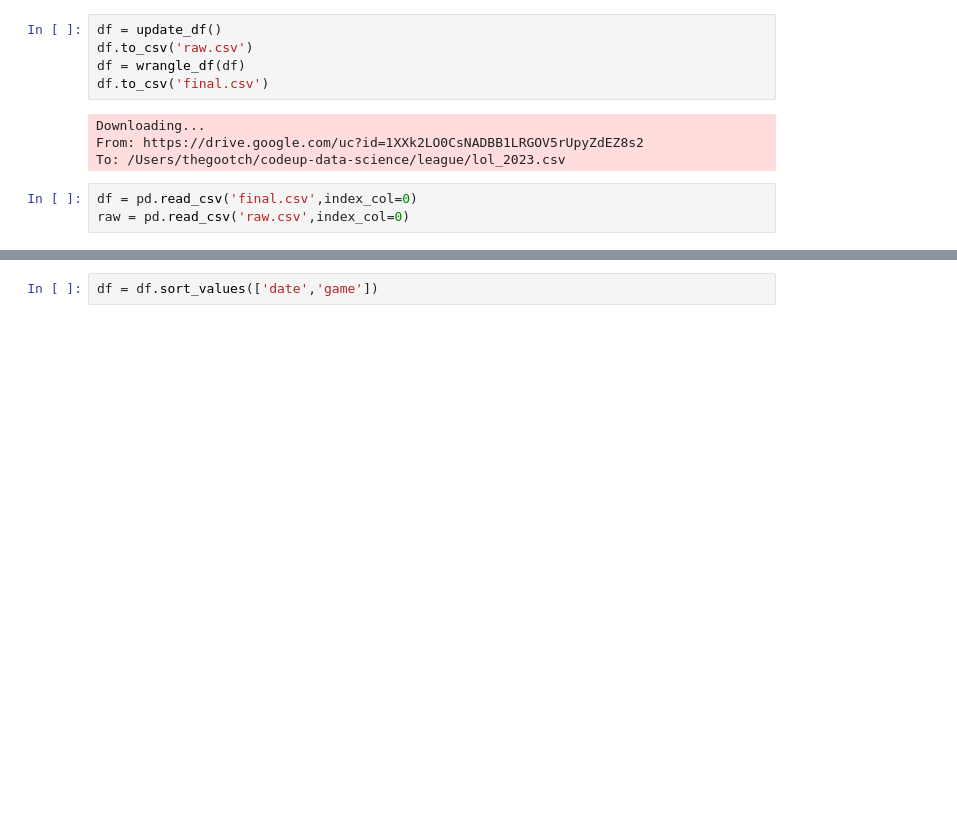
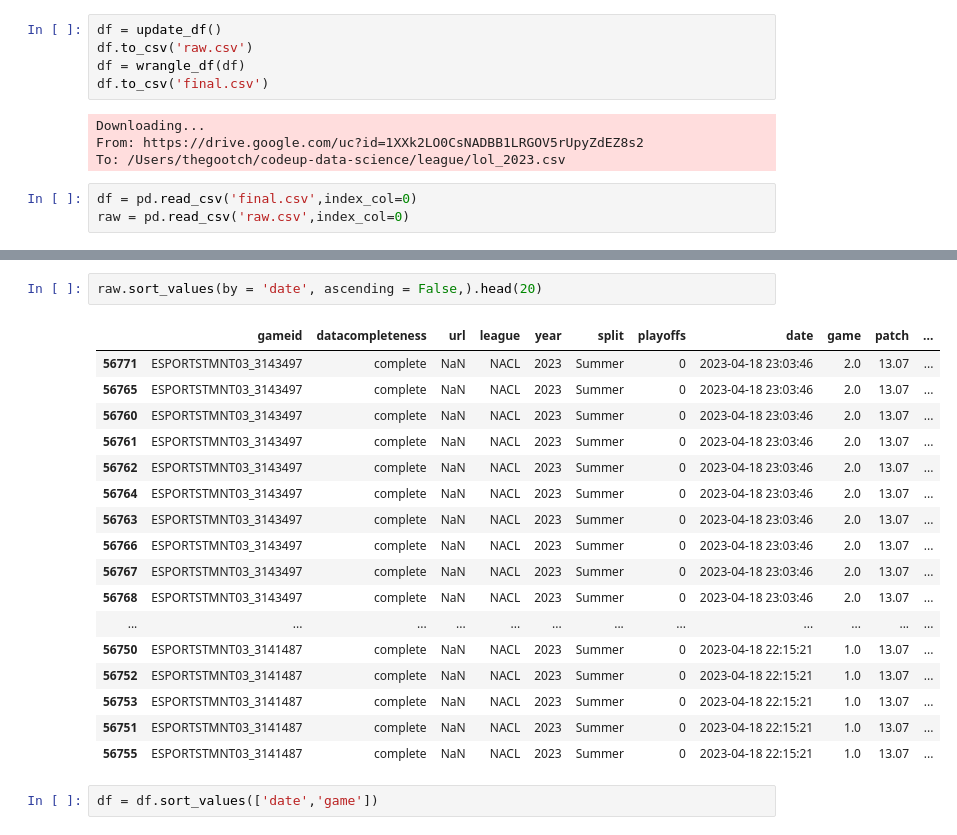
Before and after one commit to richie-p-meyer/league, a Jupyter notebook: scratch.ipynb, the cells around one changed output, grey strips where cells are left out. Drawn from its saved outputs; the diff is of its cells as text; blank space fills up the shorter version.

```diff
--- a/scratch.ipynb
+++ b/scratch.ipynb
@@ -87,2 +105,22 @@ raw.head()
+# %%
+raw.sort_values(by = 'date', ascending = False,).head(20)
+# %% [output]
+|  | gameid | datacompleteness | url | league | year | split | playoffs | date | game | patch | ... |
+| 56771 | ESPORTSTMNT03_3143497 | complete | NaN | NACL | 2023 | Summer | 0 | 2023-04-18 23:03:46 | 2.0 | 13.07 | ... |
+| 56765 | ESPORTSTMNT03_3143497 | complete | NaN | NACL | 2023 | Summer | 0 | 2023-04-18 23:03:46 | 2.0 | 13.07 | ... |
+| 56760 | ESPORTSTMNT03_3143497 | complete | NaN | NACL | 2023 | Summer | 0 | 2023-04-18 23:03:46 | 2.0 | 13.07 | ... |
+| 56761 | ESPORTSTMNT03_3143497 | complete | NaN | NACL | 2023 | Summer | 0 | 2023-04-18 23:03:46 | 2.0 | 13.07 | ... |
+| 56762 | ESPORTSTMNT03_3143497 | complete | NaN | NACL | 2023 | Summer | 0 | 2023-04-18 23:03:46 | 2.0 | 13.07 | ... |
+| 56764 | ESPORTSTMNT03_3143497 | complete | NaN | NACL | 2023 | Summer | 0 | 2023-04-18 23:03:46 | 2.0 | 13.07 | ... |
+| 56763 | ESPORTSTMNT03_3143497 | complete | NaN | NACL | 2023 | Summer | 0 | 2023-04-18 23:03:46 | 2.0 | 13.07 | ... |
+| 56766 | ESPORTSTMNT03_3143497 | complete | NaN | NACL | 2023 | Summer | 0 | 2023-04-18 23:03:46 | 2.0 | 13.07 | ... |
+| 56767 | ESPORTSTMNT03_3143497 | complete | NaN | NACL | 2023 | Summer | 0 | 2023-04-18 23:03:46 | 2.0 | 13.07 | ... |
+| 56768 | ESPORTSTMNT03_3143497 | complete | NaN | NACL | 2023 | Summer | 0 | 2023-04-18 23:03:46 | 2.0 | 13.07 | ... |
+| ... | ... | ... | ... | ... | ... | ... | ... | ... | ... | ... | ... |
+| 56750 | ESPORTSTMNT03_3141487 | complete | NaN | NACL | 2023 | Summer | 0 | 2023-04-18 22:15:21 | 1.0 | 13.07 | ... |
+| 56752 | ESPORTSTMNT03_3141487 | complete | NaN | NACL | 2023 | Summer | 0 | 2023-04-18 22:15:21 | 1.0 | 13.07 | ... |
+| 56753 | ESPORTSTMNT03_3141487 | complete | NaN | NACL | 2023 | Summer | 0 | 2023-04-18 22:15:21 | 1.0 | 13.07 | ... |
+| 56751 | ESPORTSTMNT03_3141487 | complete | NaN | NACL | 2023 | Summer | 0 | 2023-04-18 22:15:21 | 1.0 | 13.07 | ... |
+| 56755 | ESPORTSTMNT03_3141487 | complete | NaN | NACL | 2023 | Summer | 0 | 2023-04-18 22:15:21 | 1.0 | 13.07 | ... |
 # %%
 df = df.sort_values(['date','game'])
```
Also changed, not shown: parts of 6 cells of this notebook.
